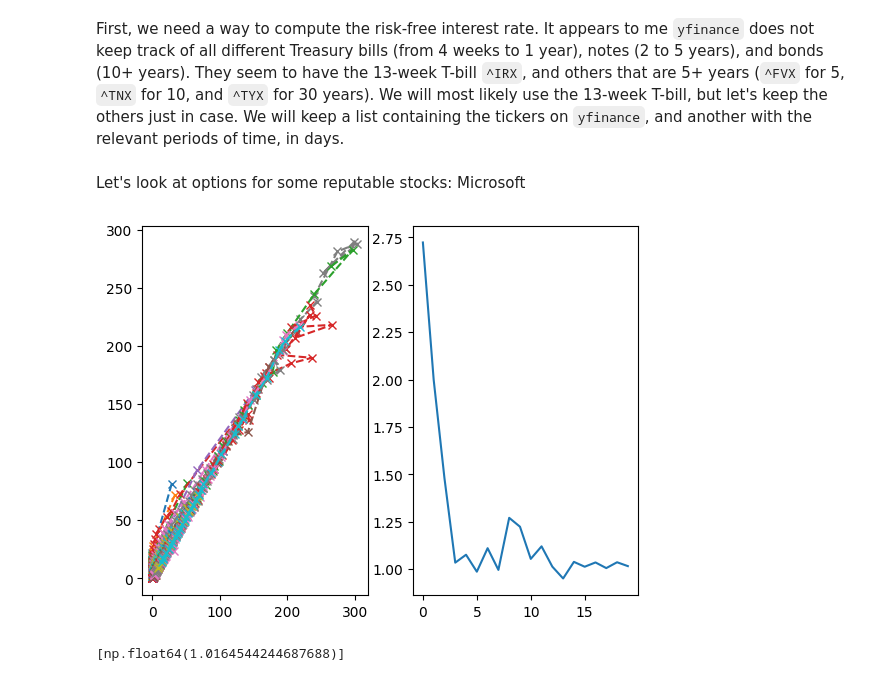
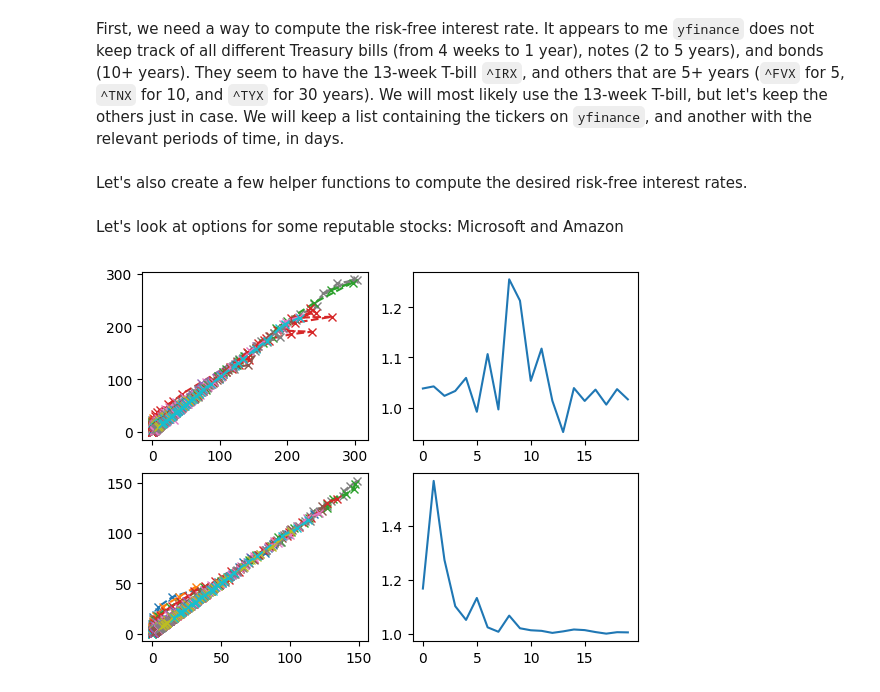
Before and after one commit to victorventuri/misc_quant, a Jupyter notebook: notebooks/options/test_black_scholes.ipynb, the cells around one changed output. Saved outputs shown, nothing was run; the diff lists cells and outputs as text; code cells hidden in the pictures.

```diff
--- a/notebooks/options/test_black_scholes.ipynb
+++ b/notebooks/options/test_black_scholes.ipynb
@@ -16,3 +17,5 @@ First, we need a way to compute the risk-free interest rate. It appears to me `y
 # %%
 treasury_tickers = ['^IRX', '^FVX', '^TNX', '^TYX']
 treasury_terms_days = [91, 1825, 3650, 10950]
+# %% [markdown]
+Let's also create a few helper functions to compute the desired risk-free interest rates.
@@ -19,7 +84,11 @@ treasury_terms_days = [91, 1825, 3650, 10950]
 # %% [markdown]
-Let's look at options for some reputable stocks: Microsoft
+Let's look at options for some reputable stocks: Microsoft and Amazon
 # %%
-tickers = ['MSFT']
+import warnings
+# Ignore pandas warning us there is no timezone represenation for numpy datetime64
+warnings.filterwarnings('ignore', category=UserWarning, module='pandas')
+
+tickers = ['MSFT', 'AMZN']
 
 # Generate figure
 fig, axes = plt.subplots(len(tickers), 2)
@@ -34,54 +103,54 @@ for i, symbol in enumerate(tickers):
     expiration_dates = ticker_all.options
     for exp_date_str in expiration_dates[:]:  # [4:5]:  #
         # Compute relevant interest rate
-        exp_date = datetime.strptime(exp_date_str, '%Y-%m-%d')
-        # Compute time to maturity
-        tau = int((exp_date - datetime.today()).days)
-        if tau == 0:  # skip those expiring today
+        exp_date = np.datetime64(exp_date_str)
+        # Skip those expiring today
+        if (exp_date - np.datetime64('today', 'D')) == 0:  # skip those expiring today
             continue
-        # Get appropriate ticker
-        pos = np.searchsorted(treasury_terms_days, tau, side='left')
-        t_ticker = treasury_tickers[pos]
-        # Get APY
-        apy = yf.Ticker(ticker=t_ticker).history(period='1d')['Close'].values.item() / 100.  # they are reported in %
-        r = np.pow((1. + apy), (1./365)) - 1.
 
         # Now, let's get the calls and puts for the expiration date
         options = {'call': ticker_all.option_chain(date=exp_date_str).calls,
                    'put': ticker_all.option_chain(date=exp_date_str).puts}
 
         for style, data in options.items():
             # For call options with underlying stocks that pay no dividends, the theoretical price of the American
             # option is the same as for the European option. However, that is not the case for put options, so we will
             # skip those, and only look at the call options
             if style == 'put':
                 continue
 
             # Clean up the data to only look at cases where there is interest in the options
             data = data[data['openInterest'] >= 100]
 
+            # Get main data
             implied_vol = data['impliedVolatility'].to_numpy()
             strike = data['strike'].to_numpy()
             spot = data['lastPrice'].to_numpy()
             value = (data['bid'].to_numpy() + data['ask'].to_numpy()) / 2.
+            last_trade = data['lastTradeDate'].apply(np.datetime64).to_numpy()
+            last_trade = last_trade.astype('datetime64[D]')
+
+            # Compute appropriate time to maturity in days and appropriate risk-free interest rate
+            taus, r_values = get_risk_free_interest_rate(present_dates=last_trade, expiration_dates=exp_date)
+
             expected_values = black_scholes_value(strike_price=strike,
                                                   spot_price=spot,
-                                                  time_to_maturity=tau,
-                                                  interest_rate=r,
+                                                  time_to_maturity=taus,
+                                                  interest_rate=r_values,
                                                   volatility=implied_vol)
             expected_value = expected_values[style]
             # expected_value = np.where(expected_values[style] < 0, 0., expected_values[style])
-            axes[0].plot(expected_value, value, '--', marker='x')
+            axes[i, 0].plot(expected_value, value, '--', marker='x')
 
             # Let's also check how good the match is
-            fit = linregress(x=expected_value, y=value)
-            fits += [fit]
+            if len(expected_value) > 1:
+                fit = linregress(x=expected_value, y=value)
+                fits += [fit]
 
     # Now, plot the fits
-    axes[1].plot([result.slope for result in fits])
+    slopes = np.array([result.slope for result in fits])
+    # A few are NaN due to the values being all the same
+    slopes = (slopes[~np.isnan(slopes)]).flatten()
+    axes[i, 1].plot(slopes)
 # %% [output]
-[figure, old version]
+[figure, new version]
-# %%
-[result.slope for result in fits]
-# %% [output]
-[np.float64(1.0164544244687688)]
```
Also changed, not shown: parts of 7 cells of this notebook.
